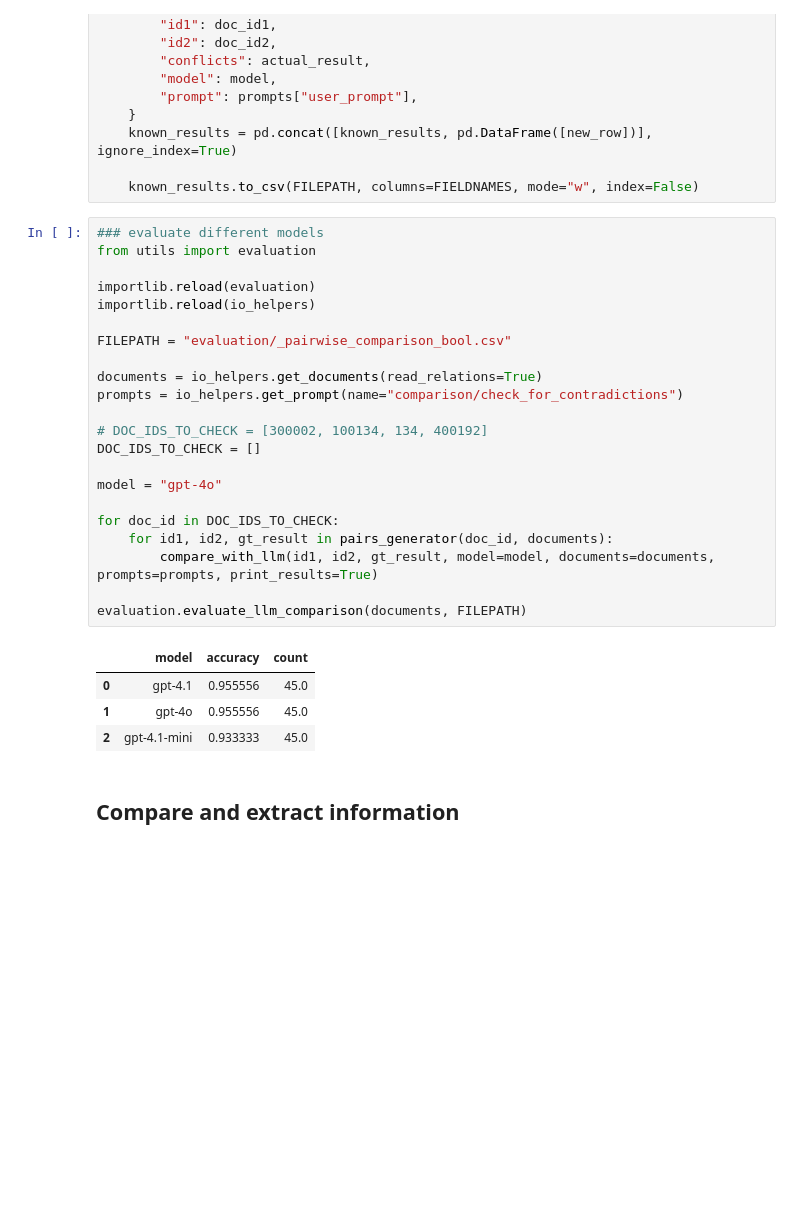
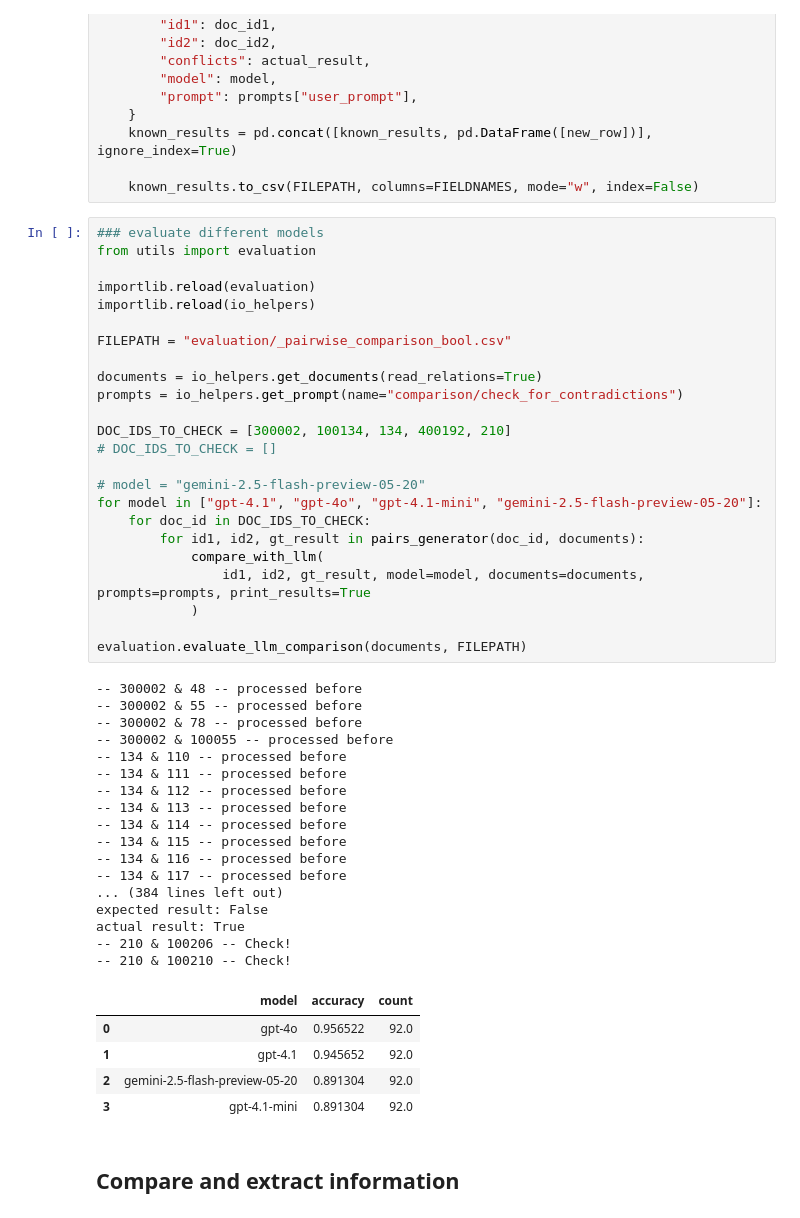
Before and after one commit to leon-me/ma, a Jupyter notebook: 2-comparison_by_llm.ipynb, the cells around one changed output. Drawn from its saved outputs; the diff is of its cells as text; blank space fills up the shorter version.

```diff
--- a/2-comparison_by_llm.ipynb
+++ b/2-comparison_by_llm.ipynb
@@ -106,30 +106,50 @@ def compare_with_llm(
 # %%
 ### evaluate different models
 from utils import evaluation
 
 importlib.reload(evaluation)
 importlib.reload(io_helpers)
 
 FILEPATH = "evaluation/_pairwise_comparison_bool.csv"
 
 documents = io_helpers.get_documents(read_relations=True)
 prompts = io_helpers.get_prompt(name="comparison/check_for_contradictions")
 
-# DOC_IDS_TO_CHECK = [300002, 100134, 134, 400192]
-DOC_IDS_TO_CHECK = []
+DOC_IDS_TO_CHECK = [300002, 100134, 134, 400192, 210]
+# DOC_IDS_TO_CHECK = []
 
-model = "gpt-4o"
-
-for doc_id in DOC_IDS_TO_CHECK:
-    for id1, id2, gt_result in pairs_generator(doc_id, documents):
-        compare_with_llm(id1, id2, gt_result, model=model, documents=documents, prompts=prompts, print_results=True)
+# model = "gemini-2.5-flash-preview-05-20"
+for model in ["gpt-4.1", "gpt-4o", "gpt-4.1-mini", "gemini-2.5-flash-preview-05-20"]:
+    for doc_id in DOC_IDS_TO_CHECK:
+        for id1, id2, gt_result in pairs_generator(doc_id, documents):
+            compare_with_llm(
+                id1, id2, gt_result, model=model, documents=documents, prompts=prompts, print_results=True
+            )
 
 evaluation.evaluate_llm_comparison(documents, FILEPATH)
 # %% [output]
+-- 300002 & 48 -- processed before
+-- 300002 & 55 -- processed before
+-- 300002 & 78 -- processed before
+-- 300002 & 100055 -- processed before
+-- 134 & 110 -- processed before
+-- 134 & 111 -- processed before
+-- 134 & 112 -- processed before
+-- 134 & 113 -- processed before
+-- 134 & 114 -- processed before
+-- 134 & 115 -- processed before
+-- 134 & 116 -- processed before
+-- 134 & 117 -- processed before
+... (384 lines left out)
+expected result: False
+actual result: True
+-- 210 & 100206 -- Check!
+-- 210 & 100210 -- Check!
 |  | model | accuracy | count |
-| 0 | gpt-4.1 | 0.955556 | 45.0 |
-| 1 | gpt-4o | 0.955556 | 45.0 |
-| 2 | gpt-4.1-mini | 0.933333 | 45.0 |
+| 0 | gpt-4o | 0.956522 | 92.0 |
+| 1 | gpt-4.1 | 0.945652 | 92.0 |
+| 2 | gemini-2.5-flash-preview-05-20 | 0.891304 | 92.0 |
+| 3 | gpt-4.1-mini | 0.891304 | 92.0 |
 # %% [markdown]
 ## Compare and extract information
 # %% [markdown]
```
Also changed, not shown: 9 other files.
